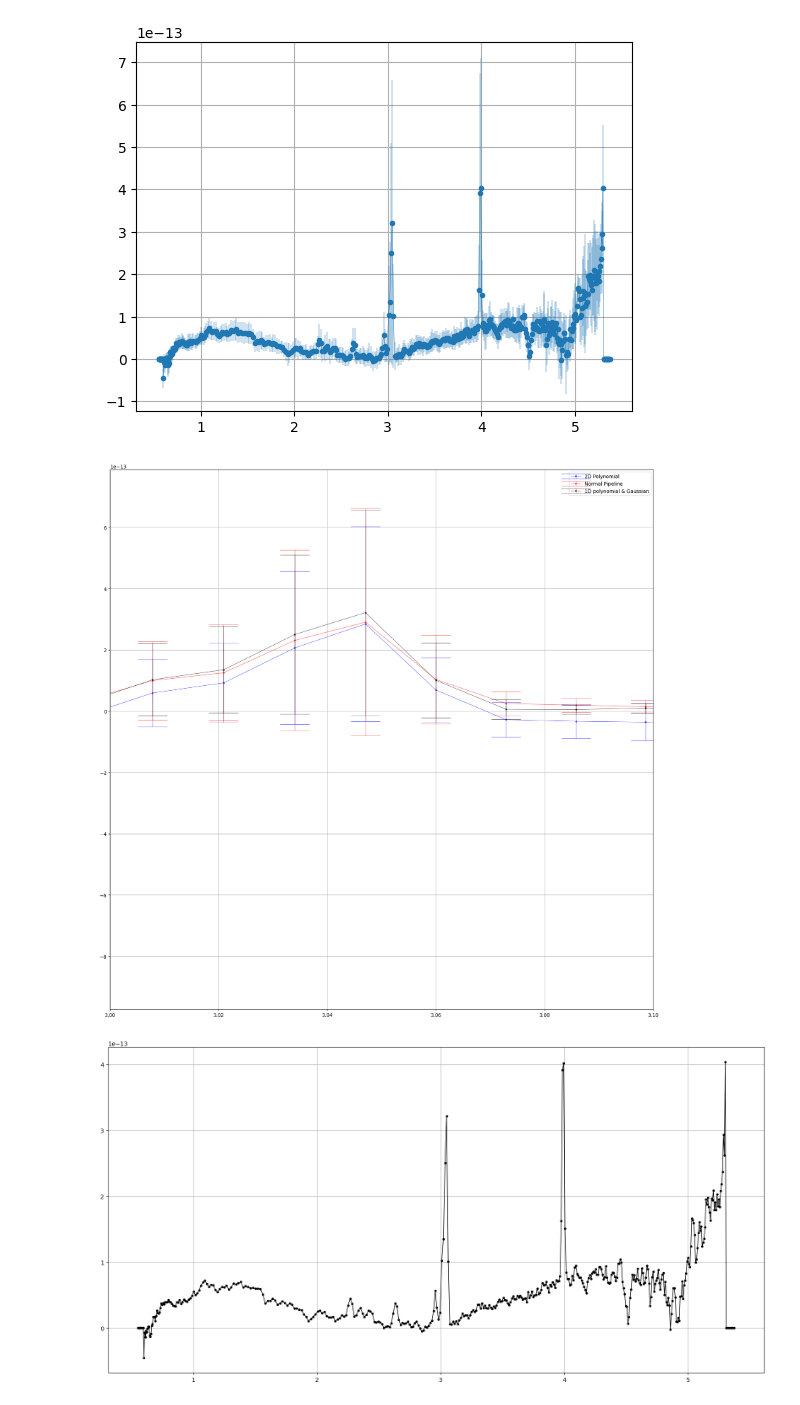
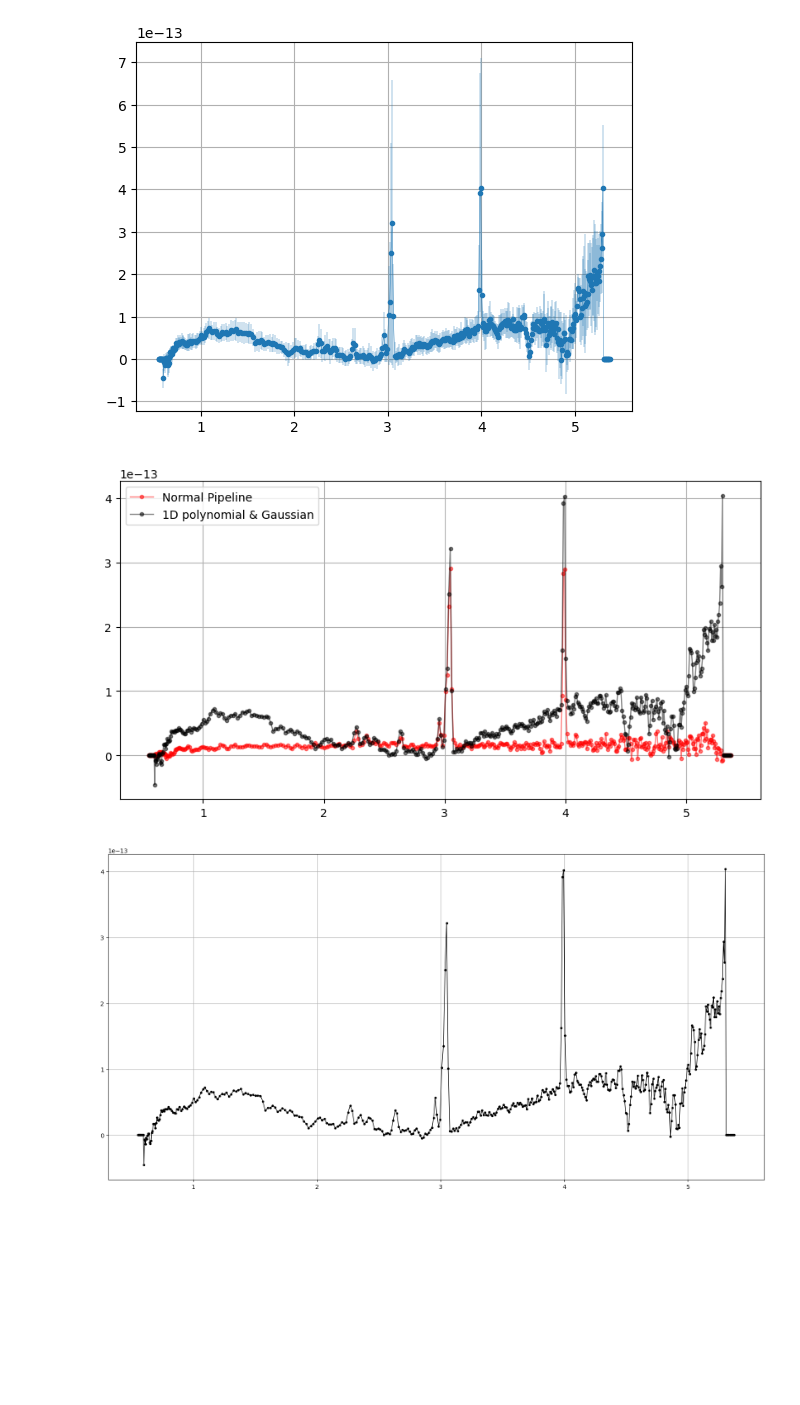
Before and after one commit to TimEpsilon/BetterNIRSpecBackground, a Jupyter notebook: JWST/TestStage2/FindBestModel.ipynb, the cells around one changed output. Drawn from its saved outputs; the diff is of its cells as text; code cells hidden in the pictures; blank space fills up the shorter version.

```diff
--- a/JWST/TestStage2/FindBestModel.ipynb
+++ b/JWST/TestStage2/FindBestModel.ipynb
@@ -25,21 +25,23 @@ myData = mymos.data
 bettermos = dm.open(betterPath)
 betterData = bettermos.data
 
-plt.figure()
+plt.figure(figsize=(20,5))
+plt.subplot(2,1,1)
 z = ZScaleInterval()
 z1, z2 = z.get_limits(mastData)
 plt.imshow(mastData,vmin=z1,vmax=z2)
-plt.show()
+plt.title("Traitement Classique")
 
-plt.figure()
+#plt.figure()
 z = ZScaleInterval()
 z1, z2 = z.get_limits(myData)
-plt.imshow(myData,vmin=z1,vmax=z2)
+#plt.imshow(myData,vmin=z1,vmax=z2)
+#plt.show()
+
+plt.subplot(2,1,2)
+#z = ZScaleInterval()
+#z1, z2 = z.get_limits(betterData)
+plt.imshow(betterData,vmin=z1,vmax=z2)
+plt.title("Traitement Custom")
 plt.show()
-
-plt.figure()
-z = ZScaleInterval()
-z1, z2 = z.get_limits(betterData)
-plt.imshow(betterData,vmin=z1,vmax=z2)
-plt.show()
 # %% [output]
@@ -115,18 +115,18 @@ for slit in slits:
 [figure]
 [figure]
 # %%
-plt.figure(figsize=(20,20))
+plt.figure(figsize=(10,5))
 #plt.errorbar(src_x,src_y/src_y[~np.isnan(src_y)].mean(),yerr=src_err,color="k",marker='.',linewidth=1,label="Srctype")
-plt.errorbar(my_x,my_y,yerr=my_err,color="b",marker='.',linewidth=1,label="2D Polynomial",alpha=0.5,capsize=30)
-plt.errorbar(mast_x,mast_y,yerr=mast_err,color="r",marker='.',linewidth=1,label="Normal Pipeline",alpha=0.5,capsize=30)
-plt.errorbar(better_x,better_y,yerr=better_err,color='k',marker='.',linewidth=1,label="1D polynomial & Gaussian",alpha=0.5,capsize=30)
+#plt.errorbar(my_x,my_y,yerr=my_err,color="b",marker='.',linewidth=1,label="2D Polynomial",alpha=0.5,capsize=30)
+plt.errorbar(mast_x,mast_y,color="r",marker='.',linewidth=1,label="Normal Pipeline",alpha=0.5)
+plt.errorbar(better_x,better_y,color='k',marker='.',linewidth=1,label="1D polynomial & Gaussian",alpha=0.5)
 
-plt.xlim(3,3.1)
+#plt.xlim(3,3.1)
 plt.grid()
 plt.legend()
 plt.show()
 # %% [output]
-[figure, old version]
+[figure, new version]
 # %%
 plt.figure(figsize=(20,10))
 plt.plot(better_x,better_y,marker='.',linewidth=1,color='k')
```
Also changed, not shown: parts of 1 cell of this notebook, 5 other files.
